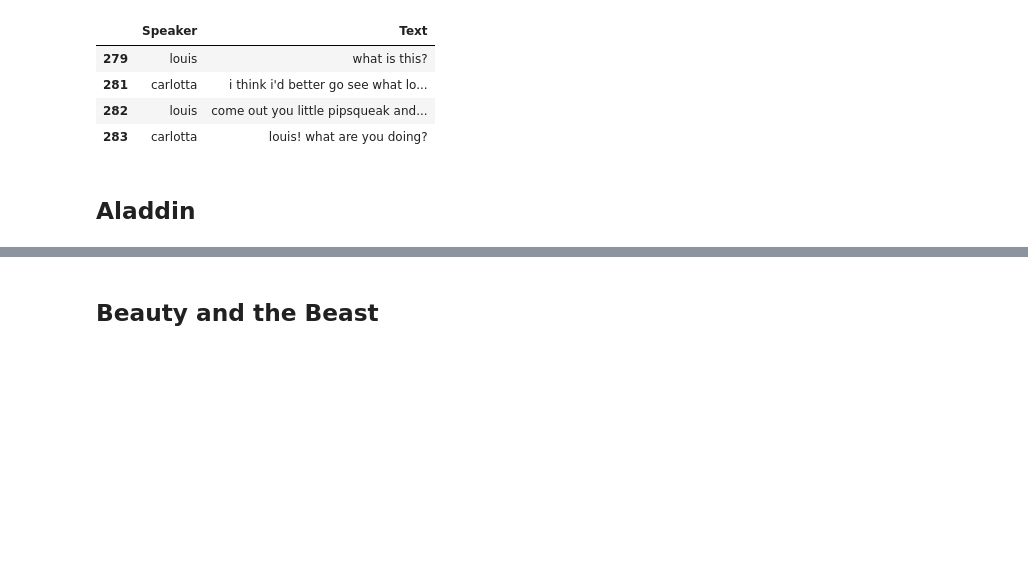
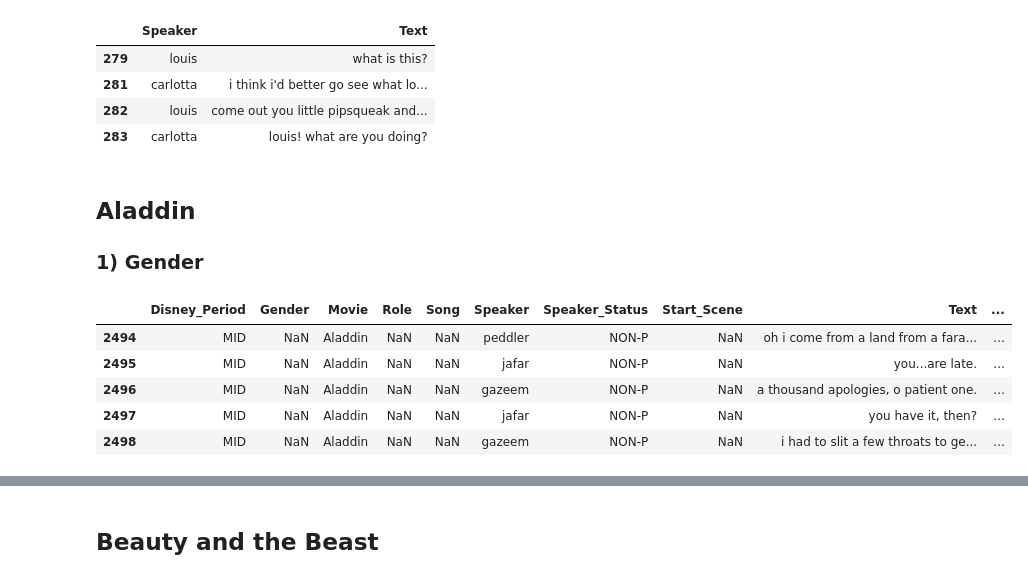
Before and after one commit to Data-Science-for-Linguists-2019/Animated-Movie-Gendered-Dialogue, a Jupyter notebook: code/Disney_Data_Edits.ipynb, the cells around one changed output, grey strips where cells are left out. Cells and saved outputs as stored; diff of their text form; code cells hidden in the pictures; blank space fills up the shorter version.

Commit message:
Aladdin annotations complete

```diff
--- a/code/Disney_Data_Edits.ipynb
+++ b/code/Disney_Data_Edits.ipynb
@@ -1727,3 +1727,14 @@ l_m[["Speaker", "Text"]].iloc[278:282]
 l_m.reset_index(drop=True, inplace=True)
 # %% [markdown]
 ## Aladdin
+### 1) Gender
+# %%
+al = disney[disney.Movie == 'Aladdin']
+al.head()
+# %% [output]
+|  | Disney_Period | Gender | Movie | Role | Song | Speaker | Speaker_Status | Start_Scene | Text | ... |
+| 2494 | MID | NaN | Aladdin | NaN | NaN | peddler | NON-P | NaN | oh i come from a land from a fara... | ... |
+| 2495 | MID | NaN | Aladdin | NaN | NaN | jafar | NON-P | NaN | you...are late. | ... |
+| 2496 | MID | NaN | Aladdin | NaN | NaN | gazeem | NON-P | NaN | a thousand apologies, o patient one. | ... |
+| 2497 | MID | NaN | Aladdin | NaN | NaN | jafar | NON-P | NaN | you have it, then? | ... |
+| 2498 | MID | NaN | Aladdin | NaN | NaN | gazeem | NON-P | NaN | i had to slit a few throats to ge... | ... |
```
Also changed, not shown: parts of 40 cells of this notebook.
